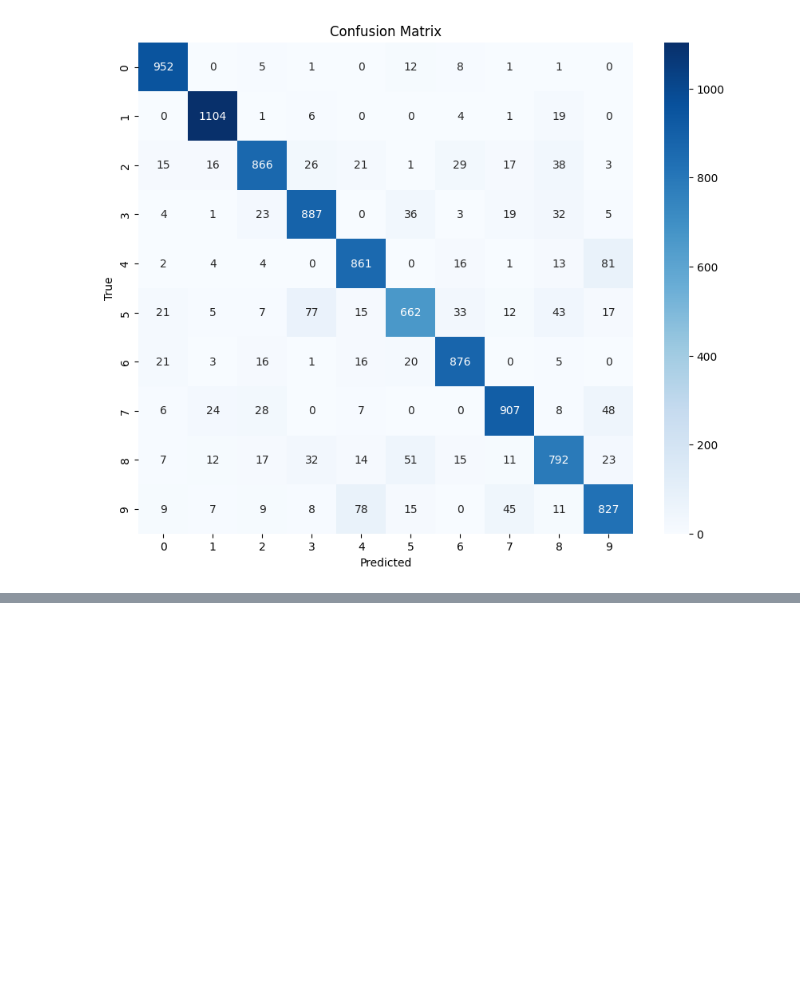
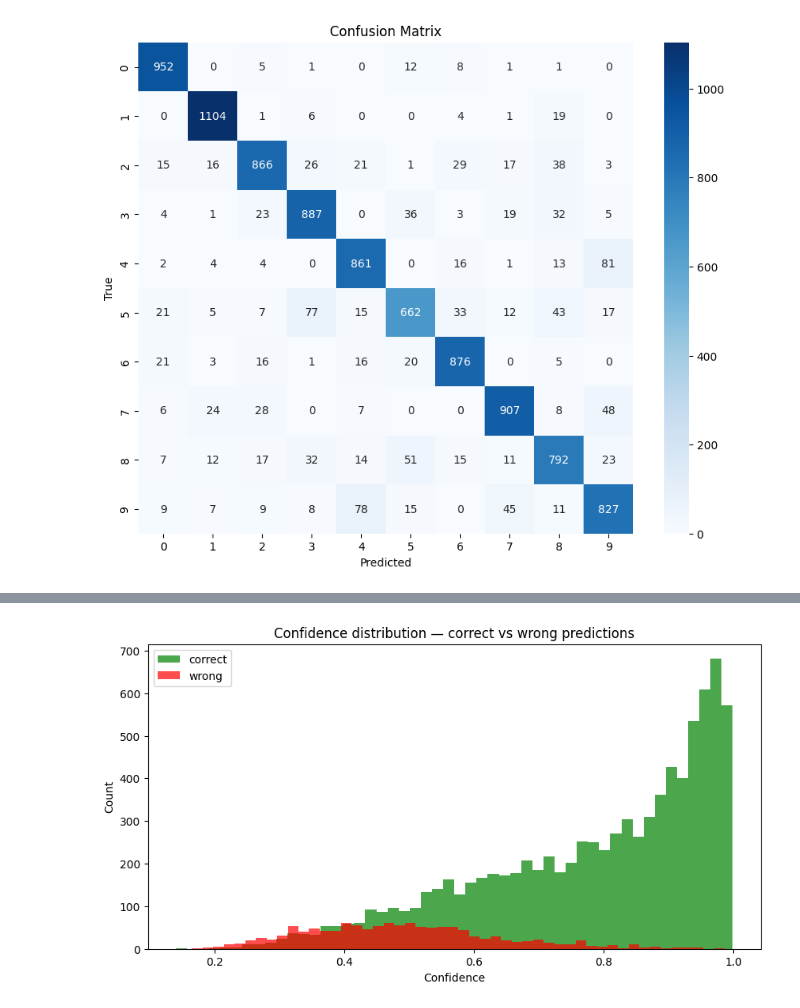
Before and after one commit to ka0s01/mnist-nn, a Jupyter notebook: mnist-no-classification.ipynb, the cells around one changed output, grey strips where cells are left out. Saved outputs shown, nothing was run; the diff lists cells and outputs as text; code cells hidden in the pictures; blank space fills up the shorter version.

```diff
--- a/mnist-no-classification.ipynb
+++ b/mnist-no-classification.ipynb
@@ -168,0 +223,15 @@ plt.show()
+# %%
+correct_mask = predictions == true_labels
+correct_conf = confidences[correct_mask]
+wrong_conf = confidences[~correct_mask]
+
+plt.figure(figsize=(10, 5))
+plt.hist(correct_conf, bins=50, alpha=0.7, color='green', label='correct')
+plt.hist(wrong_conf, bins=50, alpha=0.7, color='red', label='wrong')
+plt.xlabel("Confidence")
+plt.ylabel("Count")
+plt.title("Confidence distribution — correct vs wrong predictions")
+plt.legend()
+plt.show()
+# %% [output]
+[figure, added]
```
Also changed, not shown: parts of 3 cells of this notebook.
